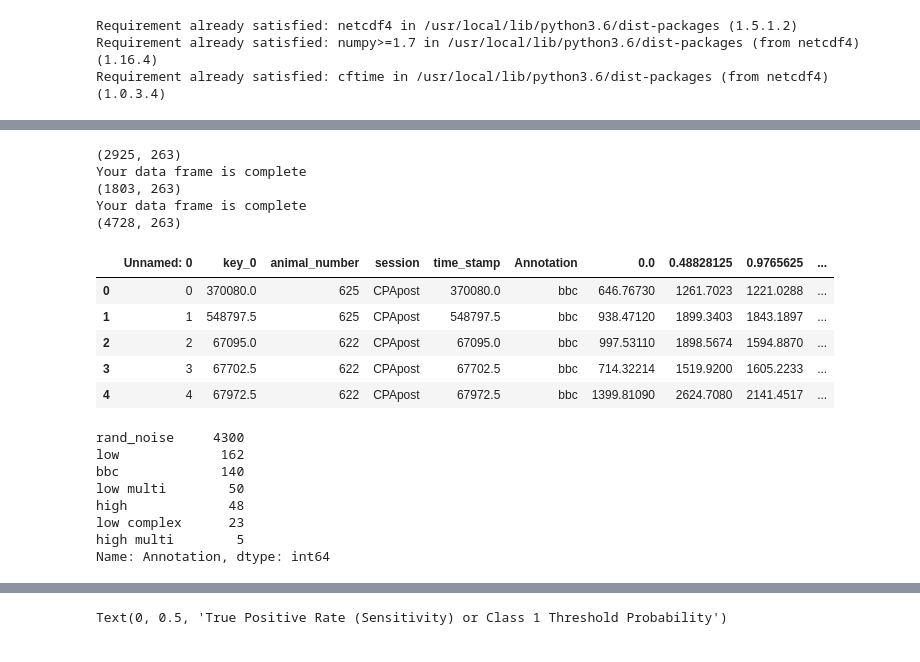
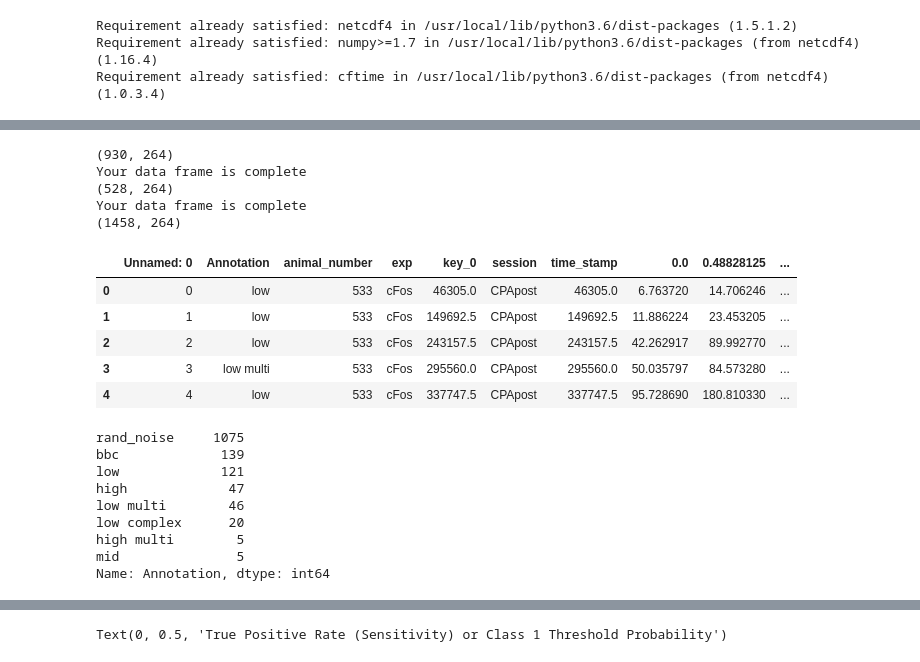
Before and after one commit to grace3999/USV_Python, a Jupyter notebook: Notebooks/4_xr_Annotations_classification_PSD.ipynb, the cells around one changed output, grey strips where cells are left out. Saved outputs shown, nothing was run; the diff lists cells and outputs as text; code cells hidden in the pictures.

```diff
--- a/Notebooks/4_xr_Annotations_classification_PSD.ipynb
+++ b/Notebooks/4_xr_Annotations_classification_PSD.ipynb
@@ -57,48 +112,51 @@ np.set_printoptions(suppress=True)
 # %%
-features_path_CPA = '/content/gdrive/Shared drives/USV_eScience_Incubator/Data/feature_data_frames/annot_psd_100noise_CPA.csv'
-features_path_neutral = '/content/gdrive/Shared drives/USV_eScience_Incubator/Data/feature_data_frames/annot_psd_100noise_neutral.csv'
+features_path_CPA = '/content/gdrive/Shared drives/USV_eScience_Incubator/Data/feature_data_frames/finals/annot_psd_25noise_CPA.csv'
+features_path_neutral = '/content/gdrive/Shared drives/USV_eScience_Incubator/Data/feature_data_frames/finals/annot_psd_25noise_neutral.csv'
 features_path = [features_path_CPA, features_path_neutral]
 # %%
 annot_features_df = pd.DataFrame()
 
 #Read in data frame of annotation features
 for path in features_path:
   data = pd.read_csv(path)
   annot_features = pd.DataFrame(data = data)
   print(annot_features.shape)
   #check for missing values
   if annot_features.isnull().sum().sum() > 0:
     print('You have missing values in your data frame')
   else:
     print('Your data frame is complete')
 
   annot_features_df = annot_features_df.append(annot_features)
 
+annot_features_df.dropna(axis=0, inplace=True)
 annot_features_df.replace('low ', 'low', inplace=True)
 annot_features_df.replace('BBC', 'bbc', inplace=True)
+annot_features_df.replace('low mulit', 'low multi', inplace=True)
+annot_features_df.replace('medium', 'mid', inplace=True)
 print(annot_features_df.shape)
 annot_features_df.head()
 # %% [output]
-(2925, 263)
+(930, 264)
 Your data frame is complete
-(1803, 263)
+(528, 264)
 Your data frame is complete
-(4728, 263)
+(1458, 264)
-|  | Unnamed: 0 | key_0 | animal_number | session | time_stamp | Annotation | 0.0 | 0.48828125 | 0.9765625 | ... |
-| 0 | 0 | 370080.0 | 625 | CPApost | 370080.0 | bbc | 646.76730 | 1261.7023 | 1221.0288 | ... |
-| 1 | 1 | 548797.5 | 625 | CPApost | 548797.5 | bbc | 938.47120 | 1899.3403 | 1843.1897 | ... |
-| 2 | 2 | 67095.0 | 622 | CPApost | 67095.0 | bbc | 997.53110 | 1898.5674 | 1594.8870 | ... |
-| 3 | 3 | 67702.5 | 622 | CPApost | 67702.5 | bbc | 714.32214 | 1519.9200 | 1605.2233 | ... |
-| 4 | 4 | 67972.5 | 622 | CPApost | 67972.5 | bbc | 1399.81090 | 2624.7080 | 2141.4517 | ... |
+|  | Unnamed: 0 | Annotation | animal_number | exp | key_0 | session | time_stamp | 0.0 | 0.48828125 | ... |
+| 0 | 0 | low | 533 | cFos | 46305.0 | CPApost | 46305.0 | 6.763720 | 14.706246 | ... |
+| 1 | 1 | low | 533 | cFos | 149692.5 | CPApost | 149692.5 | 11.886224 | 23.453205 | ... |
+| 2 | 2 | low | 533 | cFos | 243157.5 | CPApost | 243157.5 | 42.262917 | 89.992770 | ... |
+| 3 | 3 | low multi | 533 | cFos | 295560.0 | CPApost | 295560.0 | 50.035797 | 84.573280 | ... |
+| 4 | 4 | low | 533 | cFos | 337747.5 | CPApost | 337747.5 | 95.728690 | 180.810330 | ... |
 # %%
-annot_features_df.dropna(axis=0, inplace=True)
 annot_features_df['Annotation'].value_counts()
 # %% [output]
-rand_noise     4300
-low             162
-bbc             140
-low multi        50
-high             48
-low complex      23
+rand_noise     1075
+bbc             139
+low             121
+high             47
+low multi        46
+low complex      20
 high multi        5
+mid               5
 Name: Annotation, dtype: int64
```
Also changed, not shown: parts of 38 cells of this notebook.
